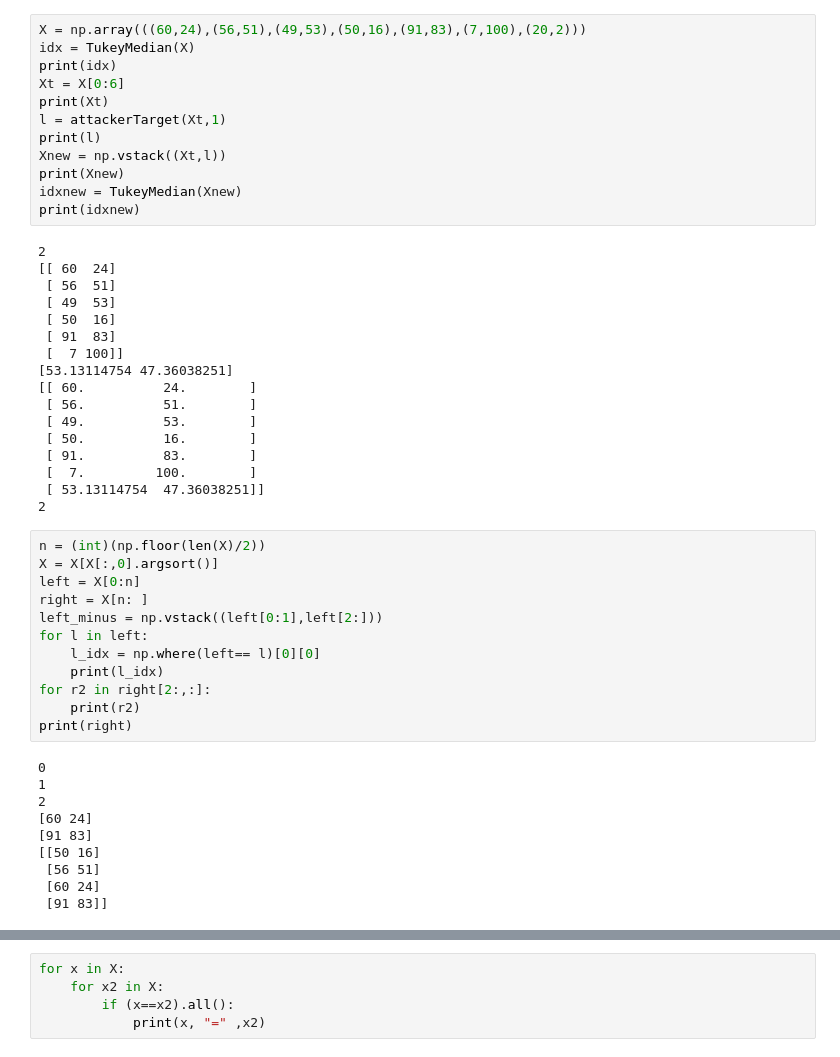
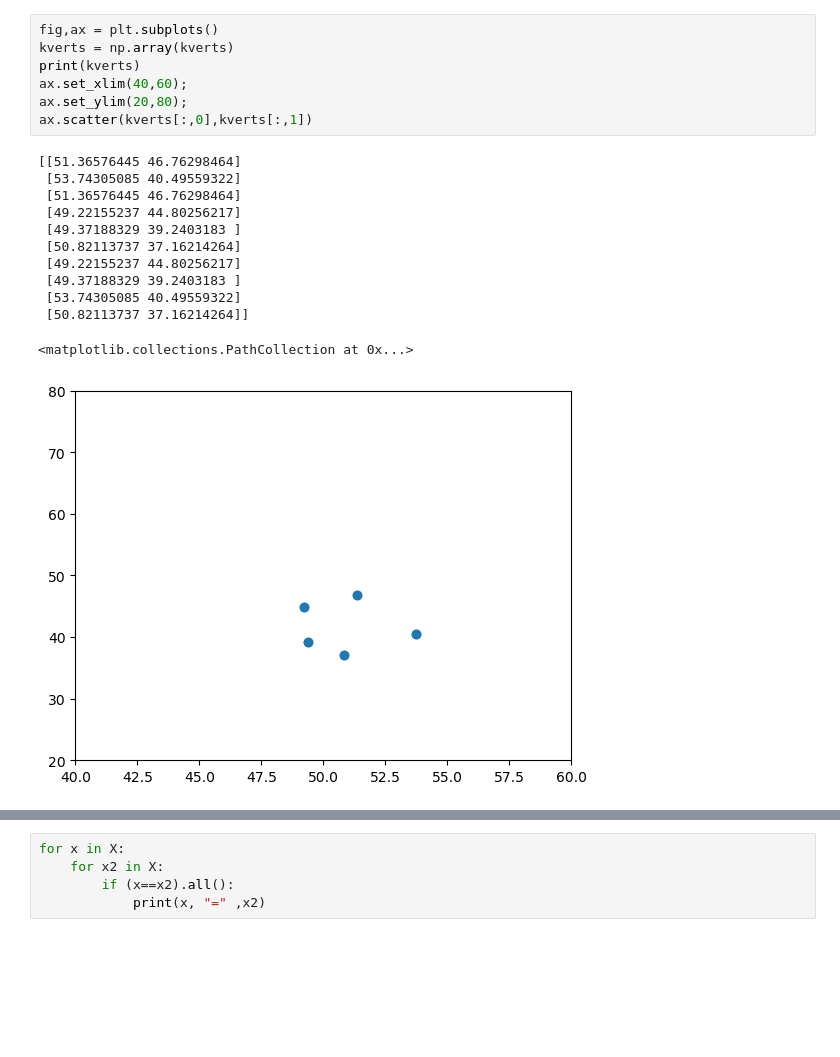
Before and after one commit to ChrisAshtonLee/Tukey, a Jupyter notebook: TukeyMedian.ipynb, the cells around one changed output, grey strips where cells are left out. Cells and saved outputs as stored; diff of their text form; blank space fills up the shorter version.

```diff
--- a/TukeyMedian.ipynb
+++ b/TukeyMedian.ipynb
@@ -436,52 +560,21 @@ def isFacet(m,b,points,LR):
         return facet
-# %%
-X = np.array(((60,24),(56,51),(49,53),(50,16),(91,83),(7,100),(20,2)))
-idx = TukeyMedian(X)
-print(idx)
-Xt = X[0:6]
-print(Xt)
-l = attackerTarget(Xt,1)
-print(l)
-Xnew = np.vstack((Xt,l))
-print(Xnew)
-idxnew = TukeyMedian(Xnew)
-print(idxnew)
-# %% [output]
-2
-[[ 60  24]
- [ 56  51]
- [ 49  53]
- [ 50  16]
- [ 91  83]
- [  7 100]]
-[53.13114754 47.36038251]
-[[ 60.          24.        ]
- [ 56.          51.        ]
- [ 49.          53.        ]
- [ 50.          16.        ]
- [ 91.          83.        ]
- [  7.         100.        ]
- [ 53.13114754  47.36038251]]
-2
-# %%
-n = (int)(np.floor(len(X)/2))
-X = X[X[:,0].argsort()]
-left = X[0:n]
-right = X[n: ]
-left_minus = np.vstack((left[0:1],left[2:]))
-for l in left:
-    l_idx = np.where(left== l)[0][0]
-    print(l_idx)
-for r2 in right[2:,:]:
-    print(r2)
-print(right)
-# %% [output]
-0
-1
-2
-[60 24]
-[91 83]
-[[50 16]
- [56 51]
- [60 24]
- [91 83]]
+# %%
+fig,ax = plt.subplots()
+kverts = np.array(kverts)
+print(kverts)
+ax.set_xlim(40,60);
+ax.set_ylim(20,80);
+ax.scatter(kverts[:,0],kverts[:,1])
+# %% [output]
+[[51.36576445 46.76298464]
+ [53.74305085 40.49559322]
+ [51.36576445 46.76298464]
+ [49.22155237 44.80256217]
+ [49.37188329 39.2403183 ]
+ [50.82113737 37.16214264]
+ [49.22155237 44.80256217]
+ [49.37188329 39.2403183 ]
+ [53.74305085 40.49559322]
+ [50.82113737 37.16214264]]
+<matplotlib.collections.PathCollection at 0x...>
+[figure, added]
```
Also changed, not shown: parts of 23 cells of this notebook.
